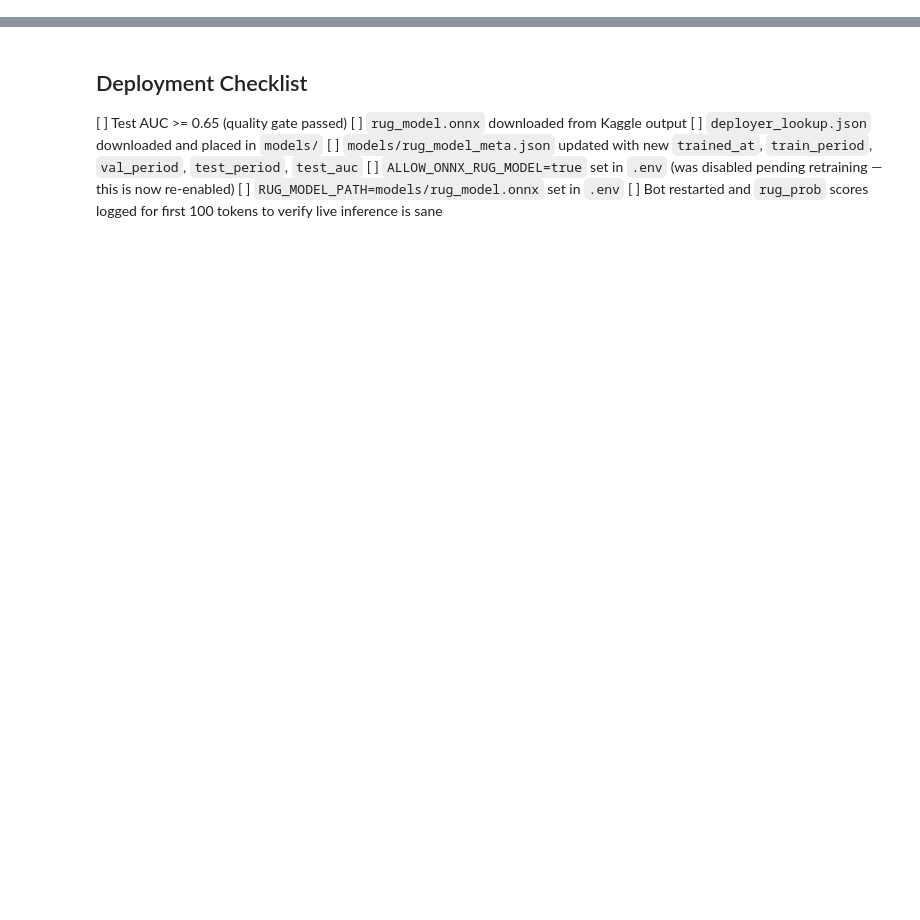
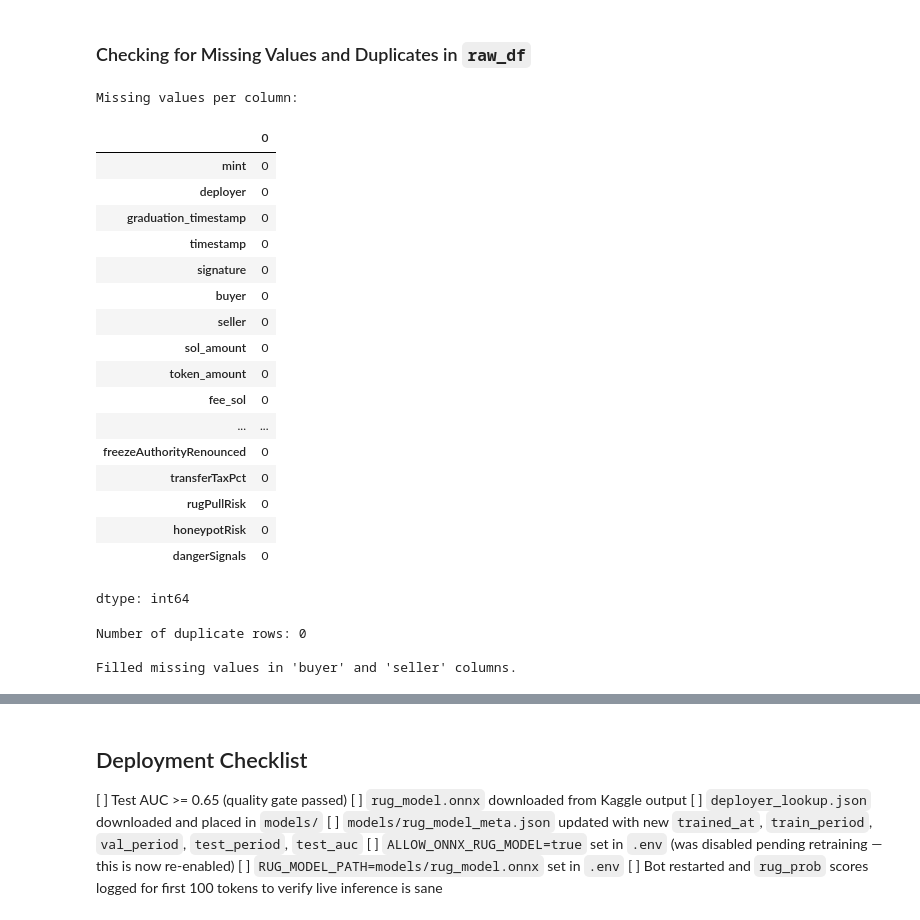
Before and after one commit to Salazar254/collector_bot, a Jupyter notebook: retrain_rug_model_2025_2026_kaggle.ipynb, the cells around one changed output, grey strips where cells are left out. Cells and saved outputs as stored; diff of their text form; code cells hidden in the pictures; blank space fills up the shorter version.

```diff
--- a/retrain_rug_model_2025_2026_kaggle.ipynb
+++ b/retrain_rug_model_2025_2026_kaggle.ipynb
@@ -99,7 +150,7 @@ CONFIG = {
 
     "GITHUB_REPO": "https://github.com/Salazar254/meme_coin",
     "GITHUB_TOKEN": "",
-    "AUTO_PUSH": true,
+    "AUTO_PUSH": True,
 
     "DRIVE_BASE": "/content/drive/MyDrive/meme_bot_training",
     "CHECKPOINT_PATH": "/content/drive/MyDrive/meme_bot_training/collection_checkpoint.json",
@@ -107,17 +158,24 @@ CONFIG = {
     "DEPLOYER_OUT": "/content/drive/MyDrive/meme_bot_training/deployer_lookup.json",
     "META_OUT": "/content/drive/MyDrive/meme_bot_training/rug_model_meta.json",
     "FEATURE_IMP_OUT": "/content/drive/MyDrive/meme_bot_training/feature_importance.json",
-}
+    "TARGET_TOKENS": 200
 }
 
 # Mount Google Drive
 from google.colab import drive
 drive.mount('/content/drive')
 
-# Read GitHub token from Colab secrets
+# Read API keys from Colab secrets
 try:
     from google.colab import userdata
-    CONFIG['GITHUB_TOKEN'] = userdata.get('GITHUB_TOKEN')
+    helius_key = userdata.get('HELIUS_API_KEY')
+    CONFIG['HELIUS_API_KEY'] = helius_key if helius_key is not None else ""
+except:
+    print("No HELIUS_API_KEY secret found - Helius API calls will fail")
+
+try:
+    from google.colab import userdata
+    CONFIG['GITHUB_TOKEN'] = userdata.get('GITHUB_API_KEY')
 except:
     print("No GITHUB_TOKEN secret found - auto-push disabled")
 
@@ -314 +472,43 @@ raw_df.head()
+# %% [markdown]
+### Checking for Missing Values and Duplicates in `raw_df`
+# %%
+# Check for missing values
+print('Missing values per column:')
+display(raw_df.isnull().sum())
+
+# Check for duplicate rows
+duplicate_rows_count = raw_df.duplicated().sum()
+print(f'Number of duplicate rows: {duplicate_rows_count}')
+
+if duplicate_rows_count > 0:
+    print('Displaying first 5 duplicate rows:')
+    display(raw_df[raw_df.duplicated(keep=False)].sort_values(by=list(raw_df.columns)).head())
+
+# Handle missing values in 'buyer' and 'seller' by filling with 'unknown'
+raw_df['buyer'] = raw_df['buyer'].fillna('unknown')
+raw_df['seller'] = raw_df['seller'].fillna('unknown')
+print("\nFilled missing values in 'buyer' and 'seller' columns.")
+# %% [output]
+Missing values per column:
+|  | 0 |
+| mint | 0 |
+| deployer | 0 |
+| graduation_timestamp | 0 |
+| timestamp | 0 |
+| signature | 0 |
+| buyer | 0 |
+| seller | 0 |
+| sol_amount | 0 |
+| token_amount | 0 |
+| fee_sol | 0 |
+| ... | ... |
+| freezeAuthorityRenounced | 0 |
+| transferTaxPct | 0 |
+| rugPullRisk | 0 |
+| honeypotRisk | 0 |
+| dangerSignals | 0 |
+dtype: int64
+Number of duplicate rows: 0
+
+Filled missing values in 'buyer' and 'seller' columns.
 # %%
```
Also changed, not shown: parts of 5 cells of this notebook.
